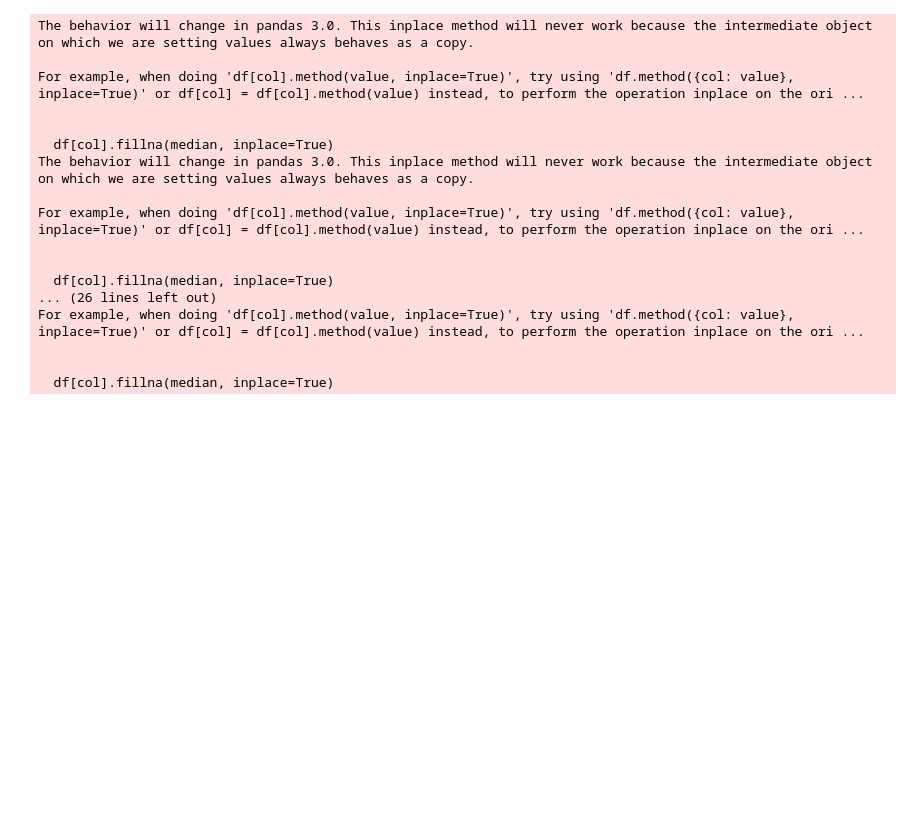
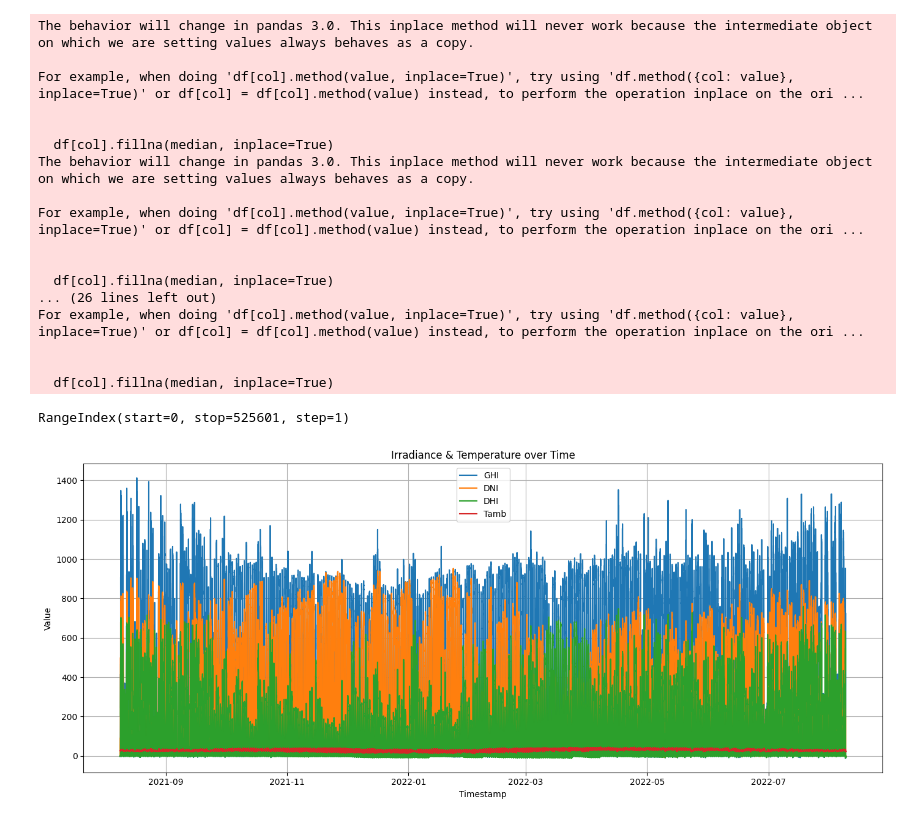
Before and after one commit to neureve/solar-challenge-week1, a Jupyter notebook: src/notebooks/benin_eda.ipynb, the cells around one changed output. Cells and saved outputs as stored; diff of their text form; code cells hidden in the pictures; blank space fills up the shorter version.

```diff
--- a/src/notebooks/benin_eda.ipynb
+++ b/src/notebooks/benin_eda.ipynb
@@ -213,2 +214,32 @@ os.makedirs("data", exist_ok=True)
 country = "Benin"
 df.to_csv(f"data/{country}_clean.csv", index=False)
+# %%
+print(df.index)
+# %% [output]
+RangeIndex(start=0, stop=525601, step=1)
+# %%
+# Convert Timestamp to datetime
+df['Timestamp'] = pd.to_datetime(df['Timestamp'], errors='coerce')
+# %%
+
+
+# Set Timestamp as index for easier plotting
+df.set_index('Timestamp', inplace=True)
+
+# Select columns to plot
+plot_cols = ['GHI', 'DNI', 'DHI', 'Tamb']
+
+# Plot
+plt.figure(figsize=(14, 6))
+for col in plot_cols:
+    plt.plot(df.index, df[col], label=col)
+
+plt.xlabel("Timestamp")
+plt.ylabel("Value")
+plt.title("Irradiance & Temperature over Time")
+plt.legend()
+plt.grid(True)
+plt.tight_layout()
+plt.show()
+# %% [output]
+[figure, added]
```
Also changed, not shown: parts of 20 cells of this notebook.
